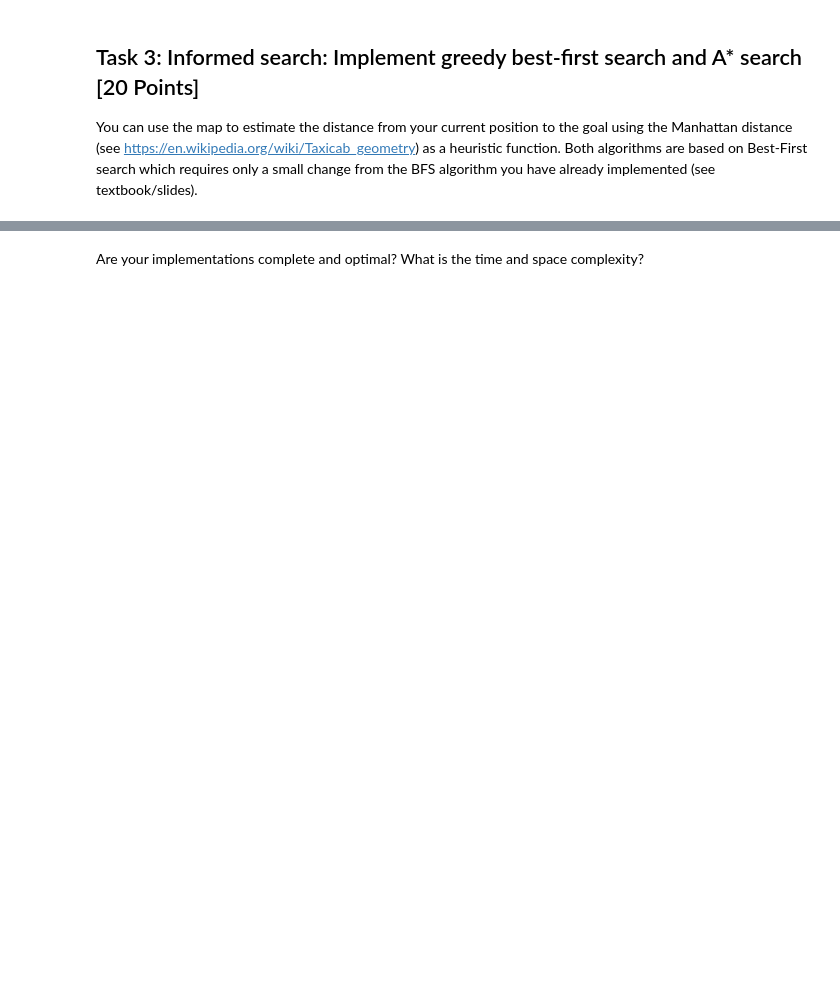
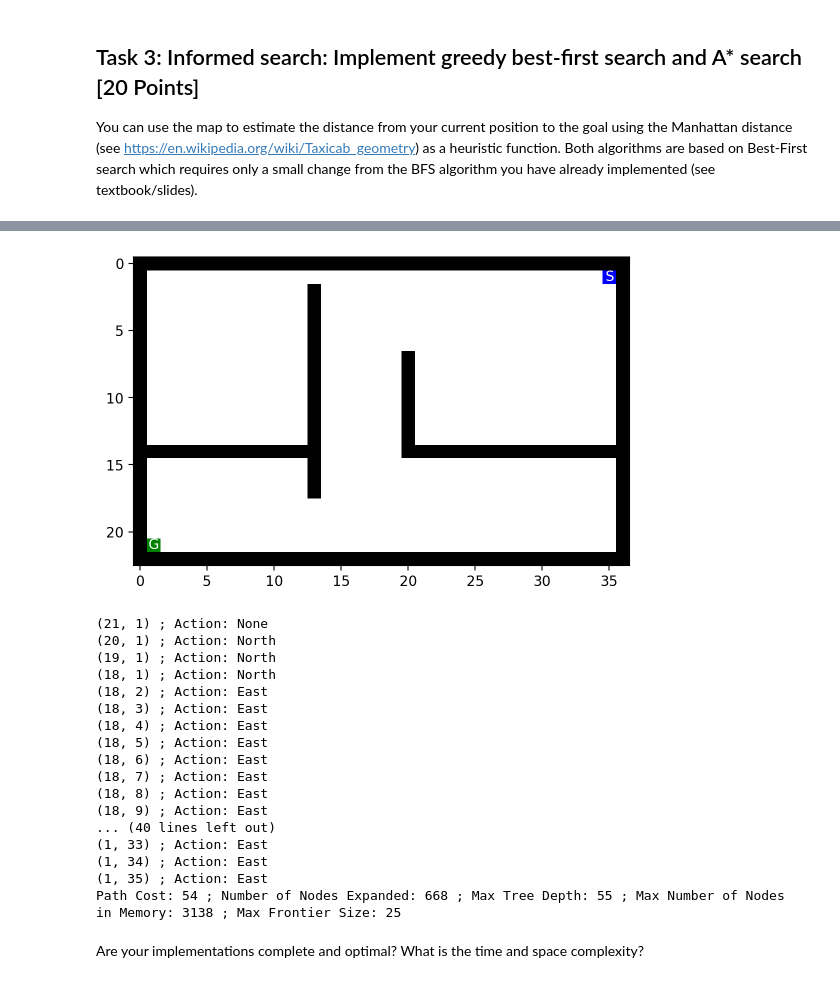
Before and after one commit to leilaniGegg/CS7320-ArtificialIntelligence, a Jupyter notebook: Assignment 3/Maze.ipynb, the cells around one changed output, grey strips where cells are left out. Saved outputs shown, nothing was run; the diff lists cells and outputs as text; code cells hidden in the pictures; blank space fills up the shorter version.

```diff
--- a/Assignment 3/Maze.ipynb
+++ b/Assignment 3/Maze.ipynb
@@ -336,3 +490,29 @@ You can use the map to estimate the distance from your current position to the g
+# %%
+mh.show_maze(maze)
+
+result = a_star(maze, mh.find_pos(maze, "S"), mh.find_pos(maze, "G"))
+for node in result[0]:
+    print(node.pos, '; Action:', node.action)
+print('Path Cost:', result[1], '; Number of Nodes Expanded:', result[2], '; Max Tree Depth:', result[3], '; Max Number of Nodes in Memory:', result[4], '; Max Frontier Size:', result[5])
+# %% [output]
+[figure, added]
+(21, 1) ; Action: None
+(20, 1) ; Action: North
+(19, 1) ; Action: North
+(18, 1) ; Action: North
+(18, 2) ; Action: East
+(18, 3) ; Action: East
+(18, 4) ; Action: East
+(18, 5) ; Action: East
+(18, 6) ; Action: East
+(18, 7) ; Action: East
+(18, 8) ; Action: East
+(18, 9) ; Action: East
+... (40 lines left out)
+(1, 33) ; Action: East
+(1, 34) ; Action: East
+(1, 35) ; Action: East
+Path Cost: 54 ; Number of Nodes Expanded: 668 ; Max Tree Depth: 55 ; Max Number of Nodes in Memory: 3138 ; Max Frontier Size: 25
 # %% [markdown]
 Are your implementations complete and optimal? What is the time and space complexity?
 # %%
```
Also changed, not shown: parts of 30 cells of this notebook.
